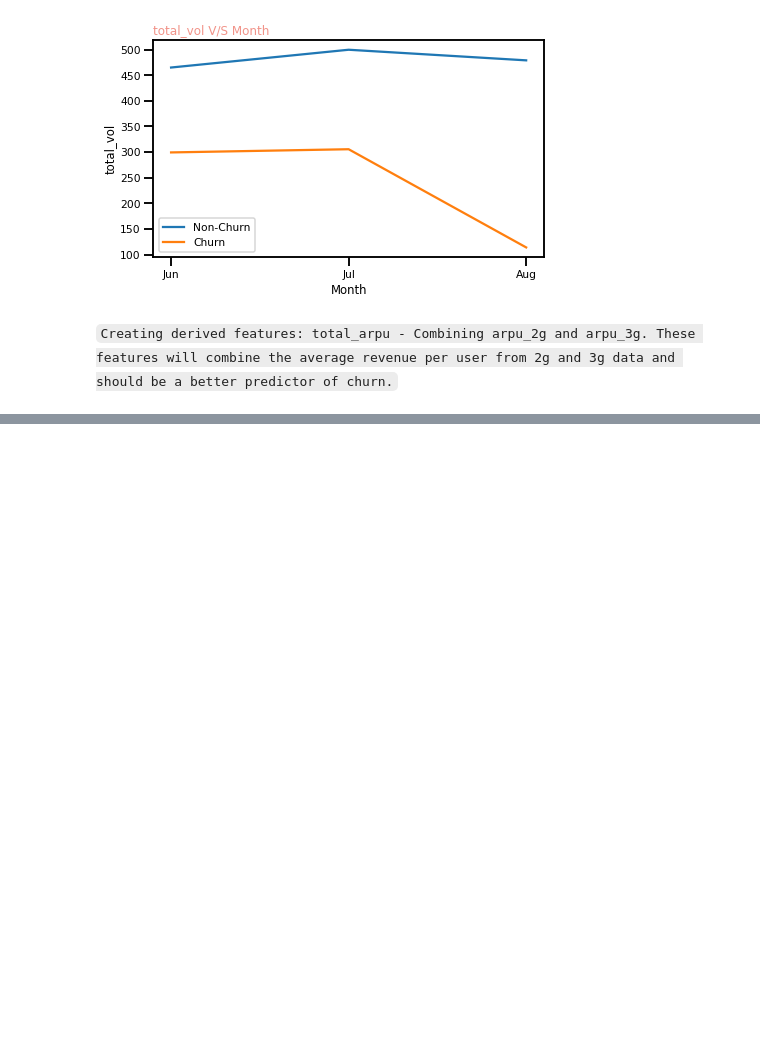
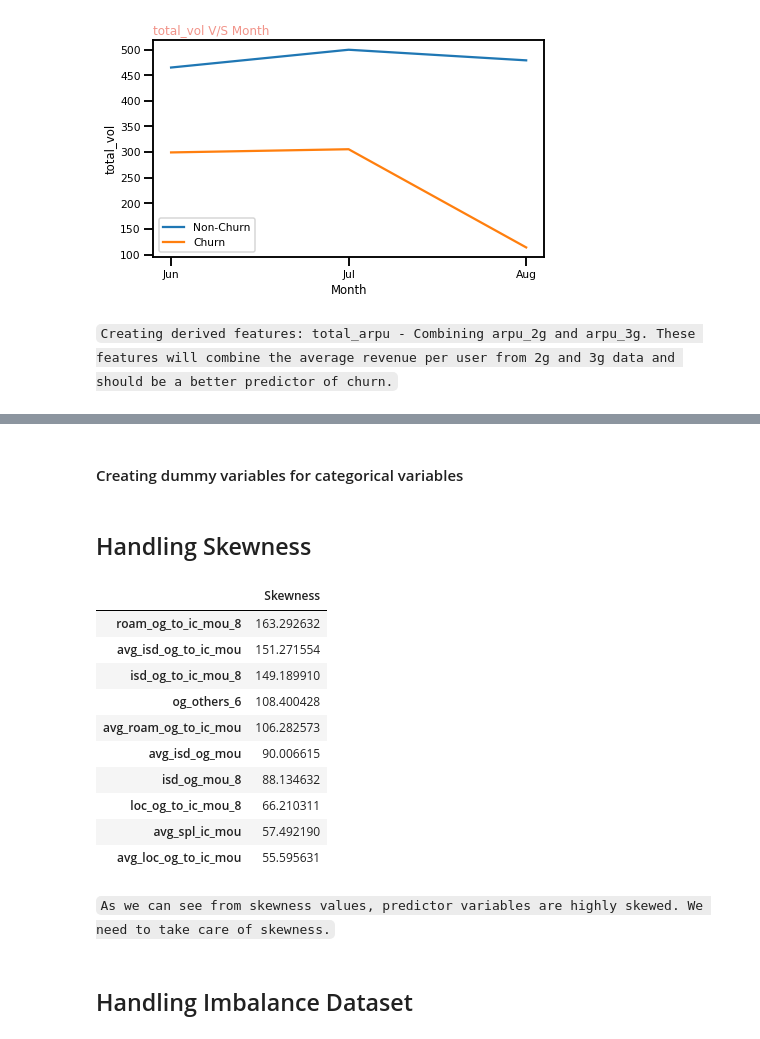
Before and after one commit to nveenkumr/TelecomChurn-ML, a Jupyter notebook: TelecomChurn-MLCaseStudy.ipynb, the cells around one changed output, grey strips where cells are left out. Drawn from its saved outputs; the diff is of its cells as text; code cells hidden in the pictures; blank space fills up the shorter version.

```diff
--- a/TelecomChurn-MLCaseStudy.ipynb
+++ b/TelecomChurn-MLCaseStudy.ipynb
@@ -811,0 +757,7 @@ telecom.head()
+# %%
+catg =['night_pck_user_6','monthly_2g_6','sachet_2g_6','monthly_3g_6','sachet_3g_6','fb_user_6',\
+       'night_pck_user_7','monthly_2g_7','sachet_2g_7','monthly_3g_7','sachet_3g_7','fb_user_7',\
+       'night_pck_user_8','monthly_2g_8','sachet_2g_8','monthly_3g_8','sachet_3g_8','fb_user_8','date_of_last_rech_dow_6',\
+      'date_of_last_rech_dow_7','date_of_last_rech_dow_8','date_of_last_rech_data_dow_6','date_of_last_rech_data_dow_7',\
+      'date_of_last_rech_data_dow_8']
+num_col = list(set(telecom.columns).difference(set(catg)))
@@ -811,0 +766,45 @@ telecom.head()
+# %%
+#filtering columns name by removing only last charcter of column name
+col_list = telecom.select_dtypes(include=['float64',\
+                                          'int64']).filter(regex='_6|_7').drop(catg[:12],axis=1).drop(['avg_amt_6_7','og_others_6'],axis=1).columns.str[:-2]
+for idx, col in enumerate(col_list.unique()):
+    col_name = 'avg_'+col # lets create the column name dynamically
+    col6 = col+'_6'
+    col7 = col+'_7'
+    telecom[col_name] = round((telecom[col6]  + telecom[col7])/ 2,2)
+# %%
+#Dropping those columns since we already created features from it(dropping because of multicollinearity)
+col_list = telecom.select_dtypes(include=['float64',\
+                'int64']).filter(regex='_6|_7').drop(catg[:12],axis=1).drop(['avg_amt_6_7','og_others_6'],axis=1).columns
+telecom.drop(col_list,axis=1,inplace=True)
+num_col = list(set(telecom.columns).difference(set(catg)))
+# %% [markdown]
+#### Creating dummy variables for categorical variables
+# %%
+dummy_df=pd.get_dummies(telecom[catg],drop_first=True)
+telecom=pd.concat([telecom,dummy_df],axis=1)
+telecom= telecom.drop(catg,axis=1)
+# %% [markdown]
+##  Handling Skewness
+# %%
+# Lets find out if numerical predictor variables are largely skewed or not
+telecom_numerical=telecom[num_col]
+skew_features = telecom_numerical.apply(lambda x: skew(x)).sort_values(ascending=False)
+high_skew = skew_features[skew_features > 0.5]
+skew_index = high_skew.index
+skewness = pd.DataFrame({'Skew' :high_skew})
+pd.DataFrame(skew_features,columns=['Skewness']).head(10)
+# %% [output]
+|  | Skewness |
+| roam_og_to_ic_mou_8 | 163.292632 |
+| avg_isd_og_to_ic_mou | 151.271554 |
+| isd_og_to_ic_mou_8 | 149.189910 |
+| og_others_6 | 108.400428 |
+| avg_roam_og_to_ic_mou | 106.282573 |
+| avg_isd_og_mou | 90.006615 |
+| isd_og_mou_8 | 88.134632 |
+| loc_og_to_ic_mou_8 | 66.210311 |
+| avg_spl_ic_mou | 57.492190 |
+| avg_loc_og_to_ic_mou | 55.595631 |
+# %% [markdown]
+`As we can see from skewness values, predictor variables are highly skewed. We need to take care of skewness.`
@@ -811,0 +816,2 @@ telecom.head()
+# %% [markdown]
+## Handling Imbalance Dataset
```
Also changed, not shown: parts of 57 cells of this notebook.
